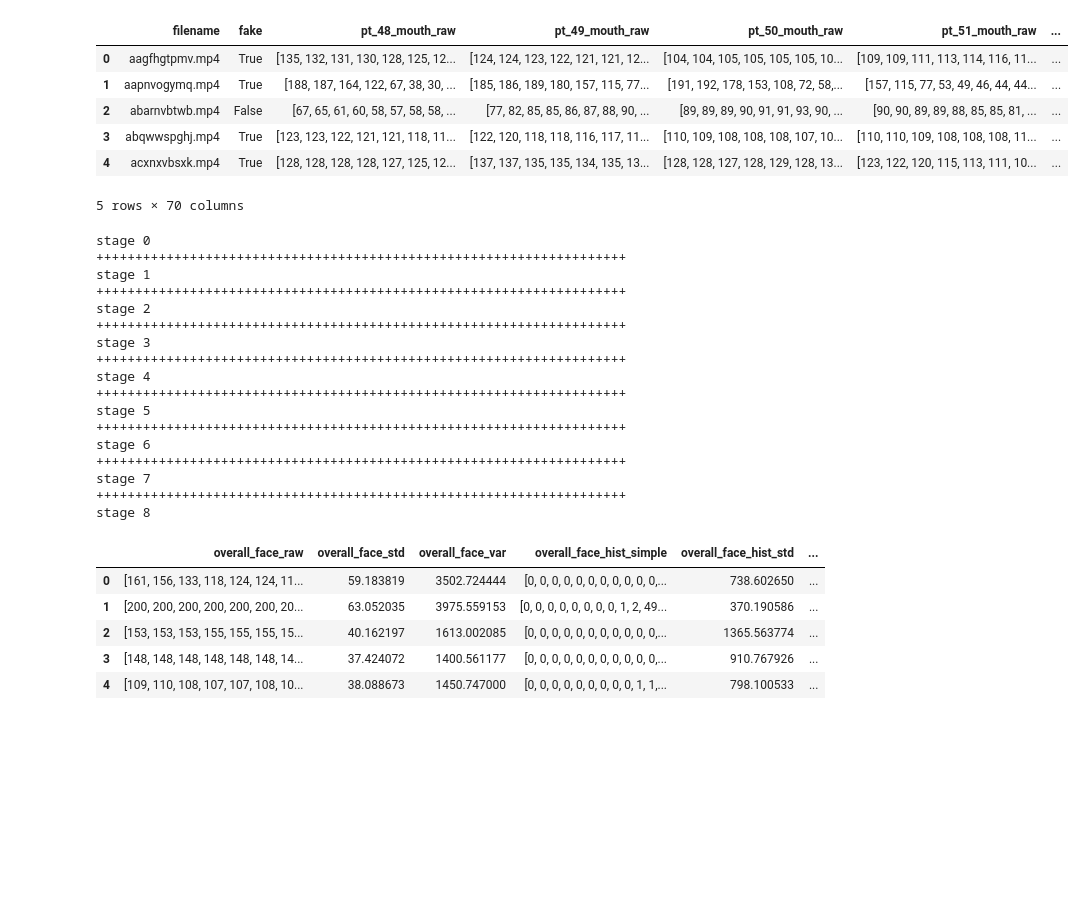
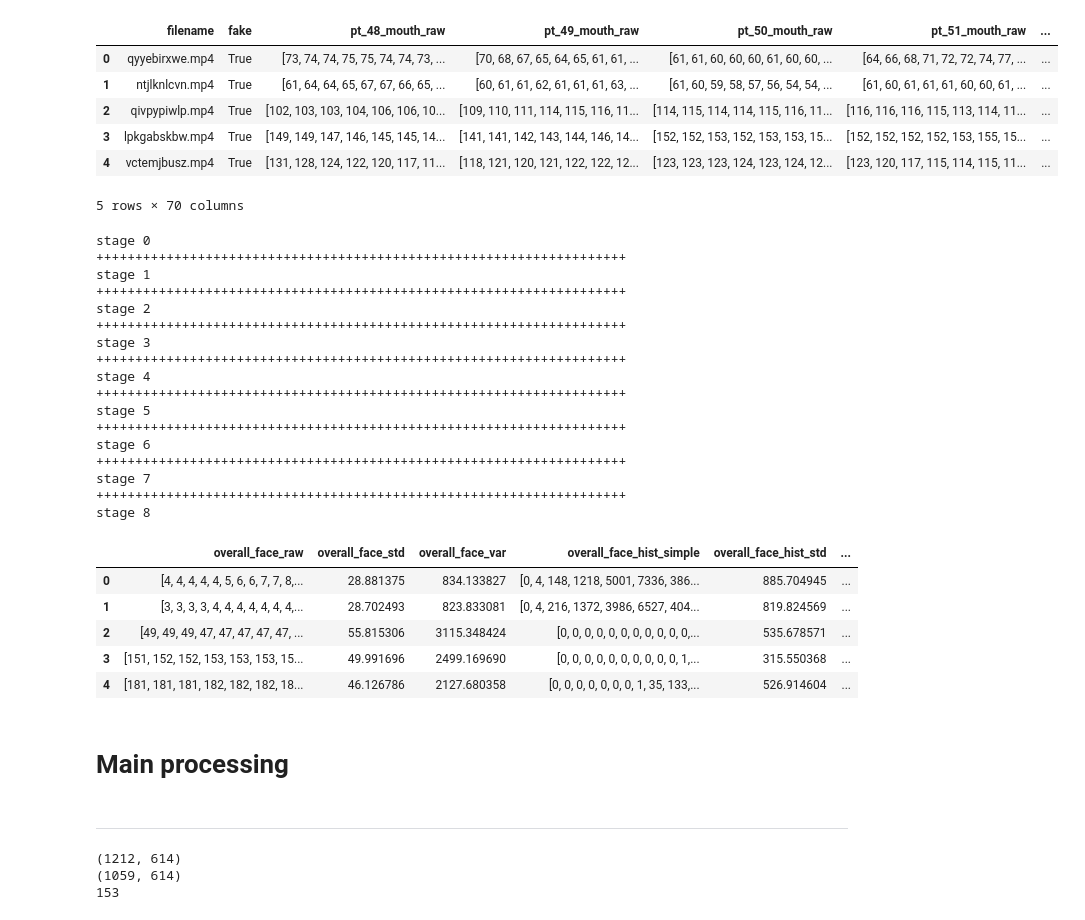
Before and after one commit to Trickster2038/BmstuDeepFake, a Jupyter notebook: notebook.ipynb, the cells around one changed output. Saved outputs shown, nothing was run; the diff lists cells and outputs as text; code cells hidden in the pictures; blank space fills up the shorter version.

```diff
--- a/notebook.ipynb
+++ b/notebook.ipynb
@@ -5,17 +5,17 @@ import numpy as np
 # %%
 # ? check empty faces ?
 
-df = pd.read_json("../dataframe_total.json")
+df = pd.read_json("../dataframe_total_2.json")
 # df = df.sample(50)
 df = df[df['overall_face_raw'].map(lambda x: len(x)) > 0]
 df.head(5)
 # %% [output]
 |  | filename | fake | pt_48_mouth_raw | pt_49_mouth_raw | pt_50_mouth_raw | pt_51_mouth_raw | ... |
-| 0 | aagfhgtpmv.mp4 | True | [135, 132, 131, 130, 128, 125, 12... | [124, 124, 123, 122, 121, 121, 12... | [104, 104, 105, 105, 105, 105, 10... | [109, 109, 111, 113, 114, 116, 11... | ... |
-| 1 | aapnvogymq.mp4 | True | [188, 187, 164, 122, 67, 38, 30, ... | [185, 186, 189, 180, 157, 115, 77... | [191, 192, 178, 153, 108, 72, 58,... | [157, 115, 77, 53, 49, 46, 44, 44... | ... |
-| 2 | abarnvbtwb.mp4 | False | [67, 65, 61, 60, 58, 57, 58, 58, ... | [77, 82, 85, 85, 86, 87, 88, 90, ... | [89, 89, 89, 90, 91, 91, 93, 90, ... | [90, 90, 89, 89, 88, 85, 85, 81, ... | ... |
-| 3 | abqwwspghj.mp4 | True | [123, 123, 122, 121, 121, 118, 11... | [122, 120, 118, 118, 116, 117, 11... | [110, 109, 108, 108, 108, 107, 10... | [110, 110, 109, 108, 108, 108, 11... | ... |
-| 4 | acxnxvbsxk.mp4 | True | [128, 128, 128, 128, 127, 125, 12... | [137, 137, 135, 135, 134, 135, 13... | [128, 128, 127, 128, 129, 128, 13... | [123, 122, 120, 115, 113, 111, 10... | ... |
+| 0 | qyyebirxwe.mp4 | True | [73, 74, 74, 75, 75, 74, 74, 73, ... | [70, 68, 67, 65, 64, 65, 61, 61, ... | [61, 61, 60, 60, 60, 61, 60, 60, ... | [64, 66, 68, 71, 72, 72, 74, 77, ... | ... |
+| 1 | ntjlknlcvn.mp4 | True | [61, 64, 64, 65, 67, 67, 66, 65, ... | [60, 61, 61, 62, 61, 61, 61, 63, ... | [61, 60, 59, 58, 57, 56, 54, 54, ... | [61, 60, 61, 61, 61, 60, 60, 61, ... | ... |
+| 2 | qivpypiwlp.mp4 | True | [102, 103, 103, 104, 106, 106, 10... | [109, 110, 111, 114, 115, 116, 11... | [114, 115, 114, 114, 115, 116, 11... | [116, 116, 116, 115, 113, 114, 11... | ... |
+| 3 | lpkgabskbw.mp4 | True | [149, 149, 147, 146, 145, 145, 14... | [141, 141, 142, 143, 144, 146, 14... | [152, 152, 153, 152, 153, 153, 15... | [152, 152, 152, 152, 153, 155, 15... | ... |
+| 4 | vctemjbusz.mp4 | True | [131, 128, 124, 122, 120, 117, 11... | [118, 121, 120, 121, 122, 122, 12... | [123, 123, 123, 124, 123, 124, 12... | [123, 120, 117, 115, 114, 115, 11... | ... |
 5 rows × 70 columns
 # %%
 # %%capture --no-stderr --output
@@ -123,8 +123,8 @@ stage 7
 ++++++++++++++++++++++++++++++++++++++++++++++++++++++++++++++++++++
 stage 8
 |  | overall_face_raw | overall_face_std | overall_face_var | overall_face_hist_simple | overall_face_hist_std | ... |
-| 0 | [161, 156, 133, 118, 124, 124, 11... | 59.183819 | 3502.724444 | [0, 0, 0, 0, 0, 0, 0, 0, 0, 0, 0,... | 738.602650 | ... |
-| 1 | [200, 200, 200, 200, 200, 200, 20... | 63.052035 | 3975.559153 | [0, 0, 0, 0, 0, 0, 0, 0, 1, 2, 49... | 370.190586 | ... |
-| 2 | [153, 153, 153, 155, 155, 155, 15... | 40.162197 | 1613.002085 | [0, 0, 0, 0, 0, 0, 0, 0, 0, 0, 0,... | 1365.563774 | ... |
-| 3 | [148, 148, 148, 148, 148, 148, 14... | 37.424072 | 1400.561177 | [0, 0, 0, 0, 0, 0, 0, 0, 0, 0, 0,... | 910.767926 | ... |
-| 4 | [109, 110, 108, 107, 107, 108, 10... | 38.088673 | 1450.747000 | [0, 0, 0, 0, 0, 0, 0, 0, 0, 1, 1,... | 798.100533 | ... |
+| 0 | [4, 4, 4, 4, 4, 5, 6, 6, 7, 7, 8,... | 28.881375 | 834.133827 | [0, 4, 148, 1218, 5001, 7336, 386... | 885.704945 | ... |
+| 1 | [3, 3, 3, 3, 4, 4, 4, 4, 4, 4, 4,... | 28.702493 | 823.833081 | [0, 4, 216, 1372, 3986, 6527, 404... | 819.824569 | ... |
+| 2 | [49, 49, 49, 47, 47, 47, 47, 47, ... | 55.815306 | 3115.348424 | [0, 0, 0, 0, 0, 0, 0, 0, 0, 0, 0,... | 535.678571 | ... |
+| 3 | [151, 152, 152, 153, 153, 153, 15... | 49.991696 | 2499.169690 | [0, 0, 0, 0, 0, 0, 0, 0, 0, 0, 1,... | 315.550368 | ... |
+| 4 | [181, 181, 181, 182, 182, 182, 18... | 46.126786 | 2127.680358 | [0, 0, 0, 0, 0, 0, 0, 1, 35, 133,... | 526.914604 | ... |
@@ -130,0 +133,12 @@ stage 8
+# %% [markdown]
+# Main processing
+# %% [markdown]
+<hr>
+# %%
+print(df.shape)
+print(df[df.fake==True].shape)
+print(df[df.fake==False].shape)
+# %% [output]
+(1212, 614)
+(1059, 614)
+153
```
Also changed, not shown: parts of 16 cells of this notebook, 1 other file.
